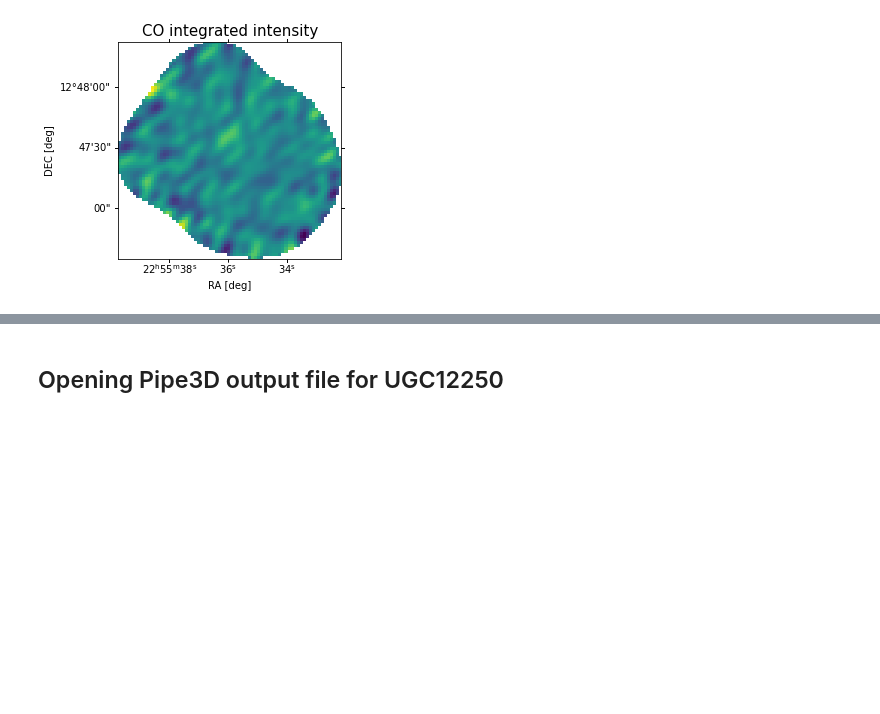
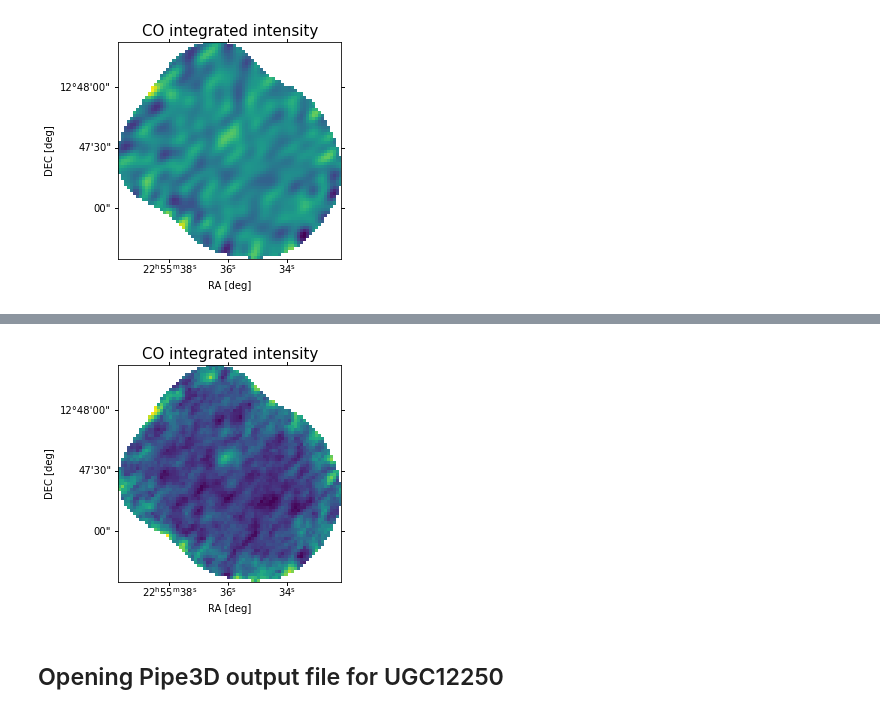
Before and after one commit to Bruno-Rodriguez/quenching-nearby-galaxies, a Jupyter notebook: smooth_and_reproject_cubes.ipynb, the cells around one changed output, grey strips where cells are left out. Cells and saved outputs as stored; diff of their text form; code cells hidden in the pictures; blank space fills up the shorter version.

```diff
--- a/smooth_and_reproject_cubes.ipynb
+++ b/smooth_and_reproject_cubes.ipynb
@@ -46,3 +58,18 @@ plt.show()
+# %%
+CO_mask = CO_cube.unmasked_data[:].value/CO_noise>1
+# %%
+CO_cube = CO_cube.with_mask(CO_mask)
+# %%
+CO_display = CO_cube.moment(order=0)
+# %%
+fig, ax = plt.subplots(figsize=(4,4),subplot_kw={'projection':CO_display.wcs})
+ax.imshow(CO_display.value,origin='lower')
+ax.set_title('CO integrated intensity',fontsize=15)
+ax.coords['ra'].set_axislabel('RA [deg]')
+ax.coords['dec'].set_axislabel('DEC [deg]')
+plt.show()
+# %% [output]
+[figure, added]
 # %% [markdown]
 ## Opening Pipe3D output file for UGC12250
 # %%
```
Also changed, not shown: parts of 8 cells of this notebook.
